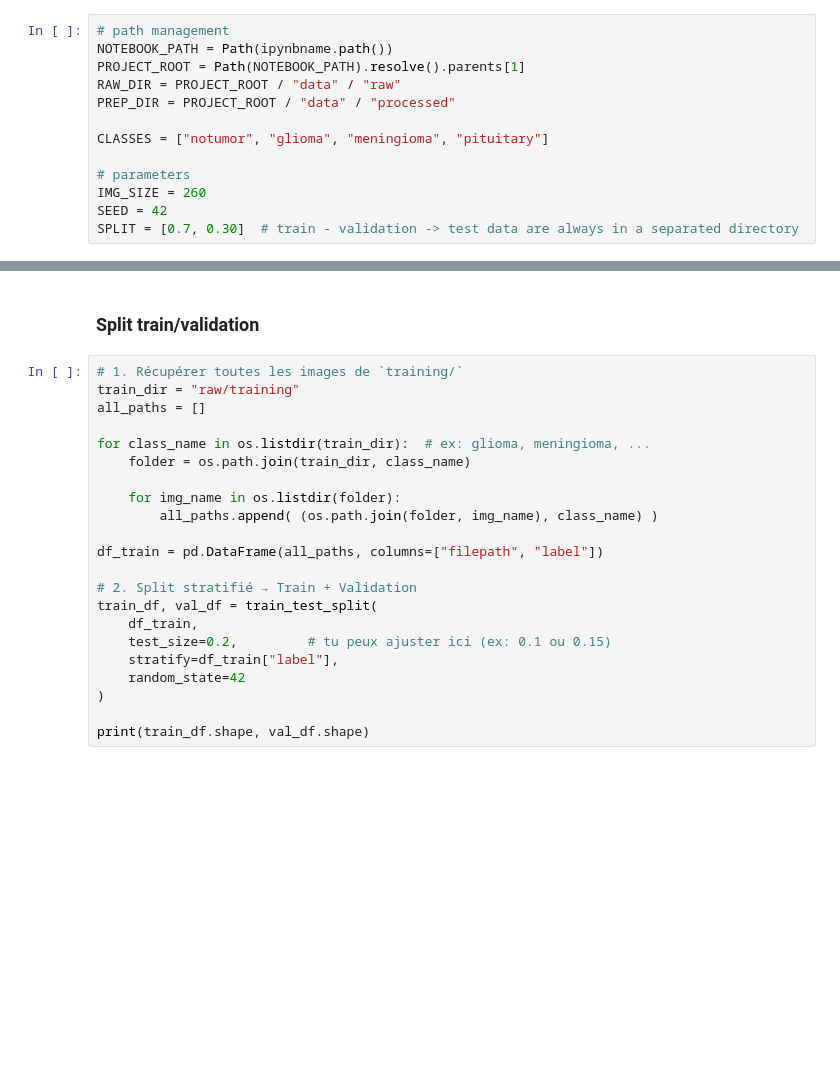
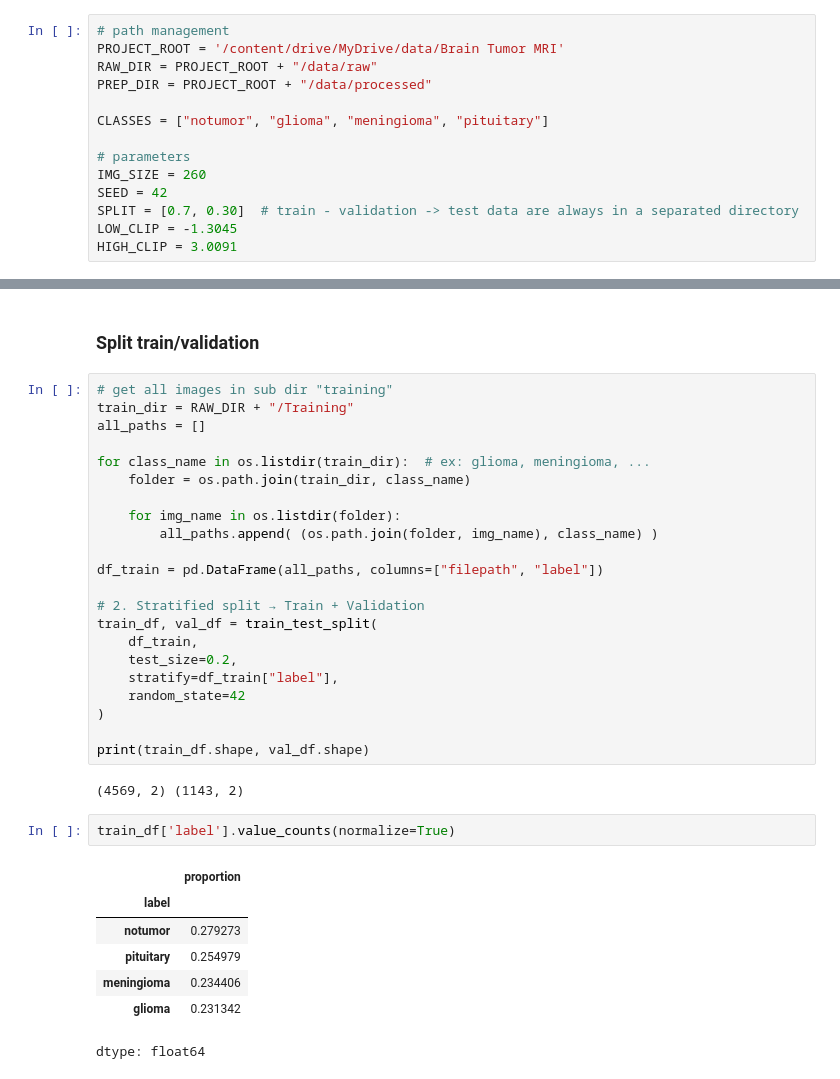
Before and after one commit to Jeremy-Duval-PhD/Brain_Tumor_MRI_Dataset, a Jupyter notebook: notebooks/Preprocessing.ipynb, the cells around one changed output, grey strips where cells are left out. Drawn from its saved outputs; the diff is of its cells as text; blank space fills up the shorter version.

```diff
--- a/notebooks/Preprocessing.ipynb
+++ b/notebooks/Preprocessing.ipynb
@@ -22,9 +51,8 @@ print("TF utilise :", tf.config.list_physical_devices())
 # %%
 # path management
-NOTEBOOK_PATH = Path(ipynbname.path())
-PROJECT_ROOT = Path(NOTEBOOK_PATH).resolve().parents[1]
-RAW_DIR = PROJECT_ROOT / "data" / "raw"
-PREP_DIR = PROJECT_ROOT / "data" / "processed"
+PROJECT_ROOT = '/content/drive/MyDrive/data/Brain Tumor MRI'
+RAW_DIR = PROJECT_ROOT + "/data/raw"
+PREP_DIR = PROJECT_ROOT + "/data/processed"
 
 CLASSES = ["notumor", "glioma", "meningioma", "pituitary"]
 
@@ -32,13 +60,15 @@ CLASSES = ["notumor", "glioma", "meningioma", "pituitary"]
 IMG_SIZE = 260
 SEED = 42
 SPLIT = [0.7, 0.30]  # train - validation -> test data are always in a separated directory
+LOW_CLIP = -1.3045
+HIGH_CLIP = 3.0091
 # %% [markdown]
 ## Preprocessing
 # %% [markdown]
 ### Split train/validation
 # %%
-# 1. Récupérer toutes les images de `training/`
-train_dir = "raw/training"
+# get all images in sub dir "training"
+train_dir = RAW_DIR + "/Training"
 all_paths = []
 
 for class_name in os.listdir(train_dir):  # ex: glioma, meningioma, ...
@@ -49,12 +79,24 @@ for class_name in os.listdir(train_dir):  # ex: glioma, meningioma, ...
 
 df_train = pd.DataFrame(all_paths, columns=["filepath", "label"])
 
-# 2. Split stratifié → Train + Validation
+# 2. Stratified split → Train + Validation
 train_df, val_df = train_test_split(
     df_train,
-    test_size=0.2,         # tu peux ajuster ici (ex: 0.1 ou 0.15)
+    test_size=0.2,
     stratify=df_train["label"],
     random_state=42
 )
 
 print(train_df.shape, val_df.shape)
+# %% [output]
+(4569, 2) (1143, 2)
+# %%
+train_df['label'].value_counts(normalize=True)
+# %% [output]
+|  | proportion |
+| label |  |
+| notumor | 0.279273 |
+| pituitary | 0.254979 |
+| meningioma | 0.234406 |
+| glioma | 0.231342 |
+dtype: float64
```
Also changed, not shown: parts of 31 cells of this notebook, 1 other file.
